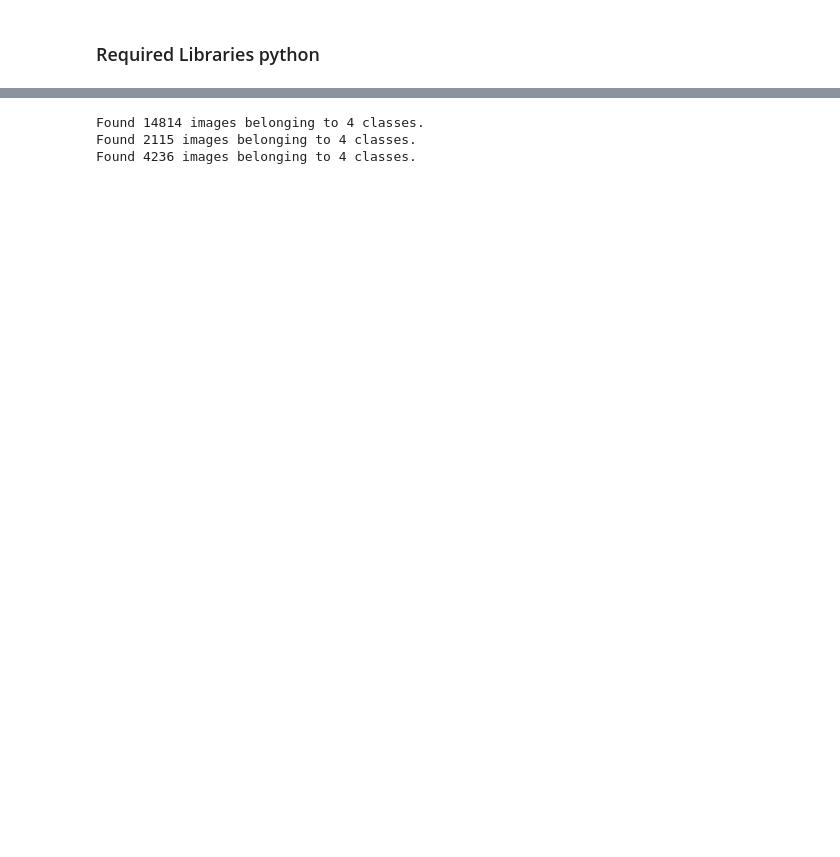
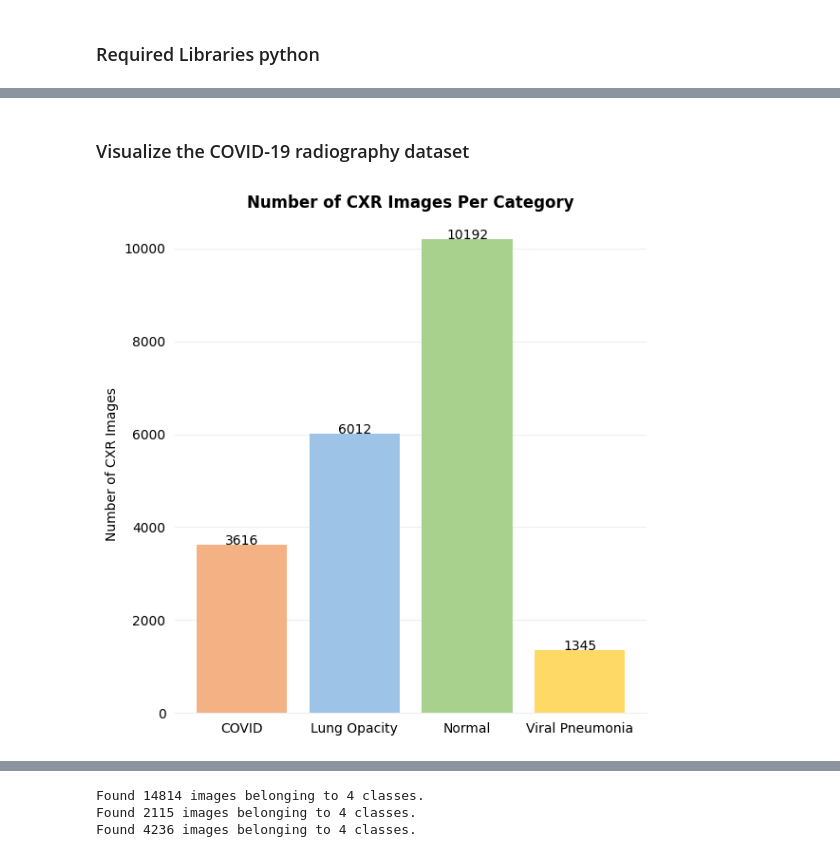
Before and after one commit to bachthyaglx/pneumonia-attention-based-CNNs, a Jupyter notebook: cxr_classification_attentionCNN.ipynb, the cells around one changed output, grey strips where cells are left out. Cells and saved outputs as stored; diff of their text form; code cells hidden in the pictures; blank space fills up the shorter version.

```diff
--- a/cxr_classification_attentionCNN.ipynb
+++ b/cxr_classification_attentionCNN.ipynb
@@ -19,0 +29,7 @@ from tensorflow.keras import layers, models
+# %%
+# Print the number of images per subdirectory
+num_of_images = []
+for root, dirs, files in os.walk(DATASET_PATH):
+    if root == DATASET_PATH: continue
+    print('{}: {}'.format(os.path.basename(root), len(files)))
+    num_of_images.append(len(files))
@@ -19,0 +58,32 @@ from tensorflow.keras import layers, models
+# %% [markdown]
+### Visualize the COVID-19 radiography dataset
+# %%
+# Plot the number of images per subdirectory
+x_coord = np.arange(len(dir_list))
+colors = ['#f4b183', '#9dc3e6', '#a9d18e', '#ffd966']
+
+fig, ax = plt.subplots(facecolor='white', figsize=(6,6))
+ax.bar(x_coord, num_of_images, color=colors)
+
+ax.spines['top'].set_visible(False)
+ax.spines['right'].set_visible(False)
+ax.spines['left'].set_visible(False)
+ax.spines['bottom'].set_color('#EEEEEE')
+
+ax.yaxis.grid(True, color='#EEEEEE')
+ax.set_axisbelow(True)
+
+plt.xticks(x_coord, dir_list)
+ax.tick_params(bottom=False, left=False)
+
+plt.title('Number of CXR Images Per Category', fontweight='bold')
+plt.ylabel('Number of CXR Images')
+
+for i in range(len(x_coord)):
+    plt.text(i, num_of_images[i], num_of_images[i], ha='center')
+
+plt.tight_layout()
+plt.savefig('./figures/bar_chart.png', dpi=200)
+plt.show()
+# %% [output]
+[figure, added]
```
Also changed, not shown: parts of 29 cells of this notebook, 3 other files.
